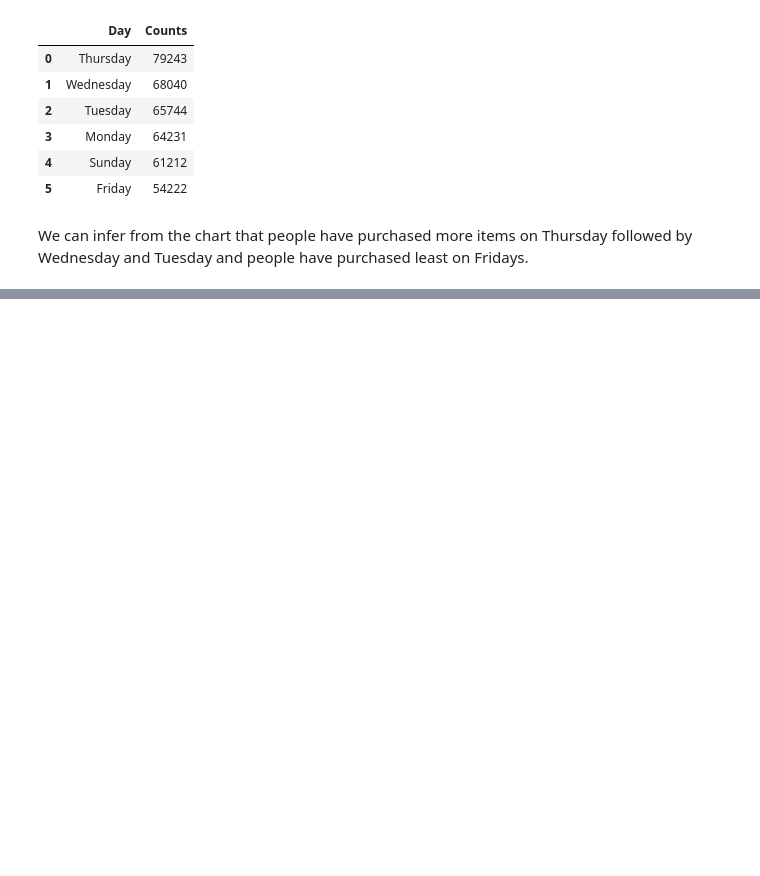
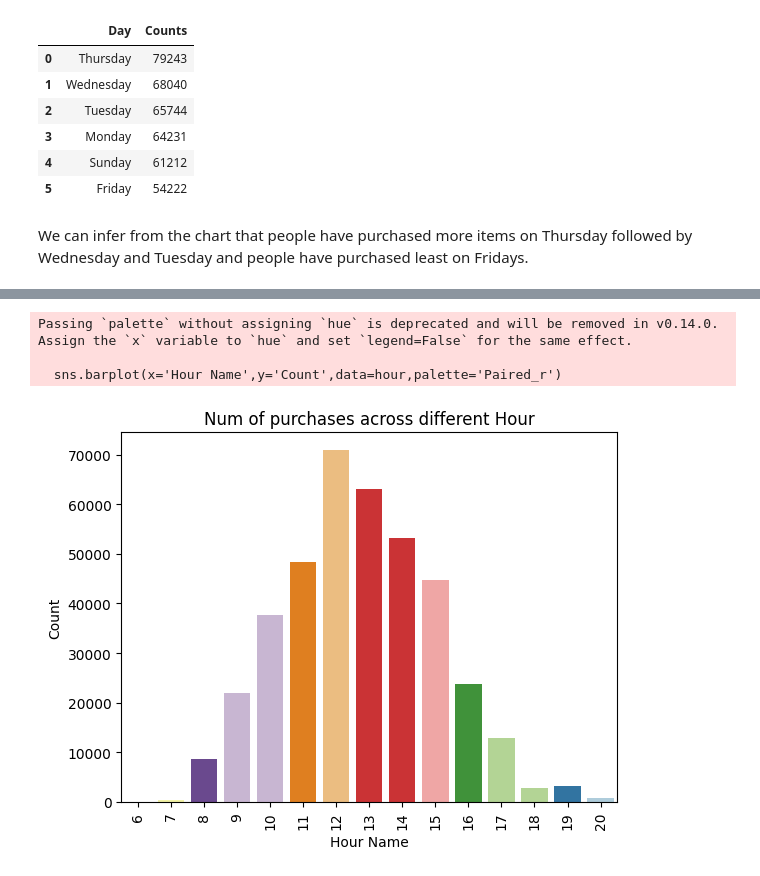
Before and after one commit to Mohit03singh/Customer-Segmentation-Using-Unsupervised-Learning, a Jupyter notebook: Customer_segmentation_using_unsupervised_learning.ipynb, the cells around one changed output, grey strips where cells are left out. Saved outputs shown, nothing was run; the diff lists cells and outputs as text; code cells hidden in the pictures; blank space fills up the shorter version.

```diff
--- a/Customer_segmentation_using_unsupervised_learning.ipynb
+++ b/Customer_segmentation_using_unsupervised_learning.ipynb
@@ -561,0 +646,4 @@ plt.show()
+# %%
+hour = cust_data['hour'].value_counts().reset_index()
+hour.rename(columns = {'index':'Hour Name','hour':'Count'},inplace = True)
+hour
@@ -561,0 +667,10 @@ plt.show()
+# %%
+sns.barplot(x='Hour Name',y='Count',data=hour,palette='Paired_r')
+plt.title("Num of purchases across different Hour")
+plt.xticks(rotation = 90)
+plt.show()
+# %% [output]
+Passing `palette` without assigning `hue` is deprecated and will be removed in v0.14.0. Assign the `x` variable to `hue` and set `legend=False` for the same effect.
+
+  sns.barplot(x='Hour Name',y='Count',data=hour,palette='Paired_r')
+[figure, added]
```
Also changed, not shown: parts of 19 cells of this notebook.
